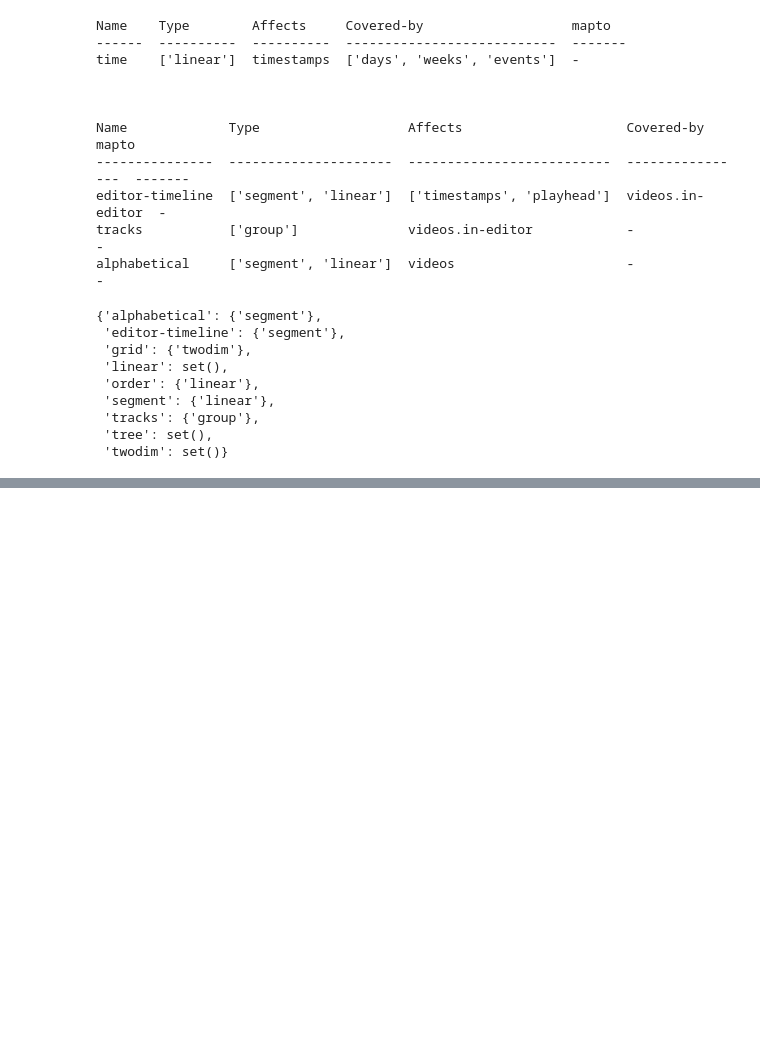
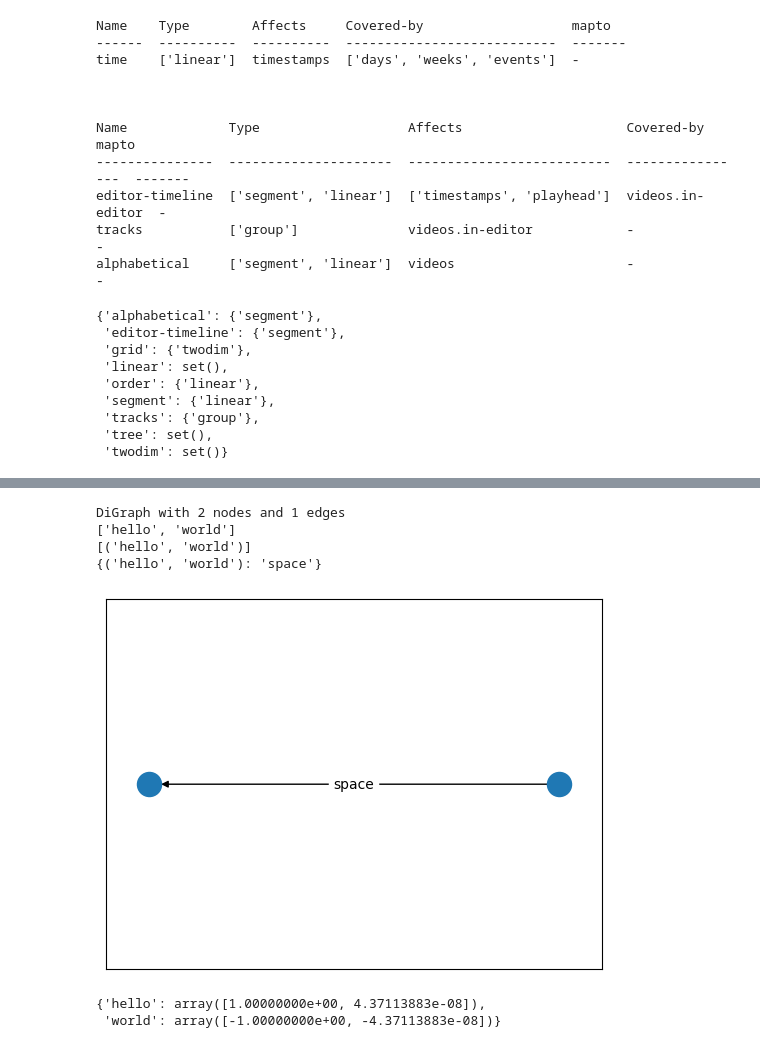
Before and after one commit to MatthewBeaudouinLafon/computable-interface-schema, a Jupyter notebook: flaml-schemas/flaml-5.1/metaphor2.ipynb, the cells around one changed output, grey strips where cells are left out. Cells and saved outputs as stored; diff of their text form; code cells hidden in the pictures; blank space fills up the shorter version.

```diff
--- a/flaml-schemas/flaml-5.1/metaphor2.ipynb
+++ b/flaml-schemas/flaml-5.1/metaphor2.ipynb
@@ -1134,0 +1273,53 @@ pprint(StructRegistry(test_spec).typeRegistry)
+# %%
+def draw_graph(graph, edge_relation):
+  # Adapted from: https://stackoverflow.com/questions/20381460/how-to-draw-node-and-edge-attributes-in-a-networkx-graph
+  # num_nodes = len(graph.nodes)
+  # pos = nx.spring_layout(graph, k=4/(num_nodes**(0.5)), seed=0)  # Precompute positions (layout)
+  # label_pos = {n: (x, y+0.15) for n, (x,y) in pos.items()}
+
+  # This is a slightly nicer layout but super buggy
+  pos = nx.kamada_kawai_layout(graph)  # Precompute positions (layout)
+  label_pos = {n: (x, y+0.01) for n, (x,y) in pos.items()}
+
+  # get edge and node attributes
+  edge_labels = nx.get_edge_attributes(graph, edge_relation)
+  node_states = nx.get_node_attributes(graph, edge_relation)
+
+  # fig, ax = plt.plot()
+
+  # draw graph
+  nx.draw_networkx(graph, pos, with_labels=False)
+  # draw node state labels
+  nx.draw_networkx_labels(graph, label_pos, font_color='black')
+  # draw edge attributes
+  nx.draw_networkx_edge_labels(graph, pos, edge_labels=edge_labels)
+
+  # TODO: make offset labels fit
+  # # adjust axes to fit offset labels
+  # ax[1].set_ylim(tuple(i*1.1 for i in ax[1].get_ylim()))
+
+  # plt.show()
+# %%
+test_graph = nx.DiGraph()
+test_graph.add_node('hello')
+test_graph.add_node('hello')
+test_graph.add_node('world')
+test_graph.add_edge('hello', 'world', relation='space')
+print(test_graph)
+print(test_graph.nodes)
+print(test_graph.edges)
+print(nx.get_edge_attributes(test_graph, 'relation'))
+
+# nx.draw(test_graph, with_labels=True)
+draw_graph(test_graph, 'relation')
+# %% [output]
+DiGraph with 2 nodes and 1 edges
+['hello', 'world']
+[('hello', 'world')]
+{('hello', 'world'): 'space'}
+[figure, added]
+# %%
+nx.kamada_kawai_layout(test_graph)
+# %% [output]
+{'hello': array([1.00000000e+00, 4.37113883e-08]),
+ 'world': array([-1.00000000e+00, -4.37113883e-08])}
```
Also changed, not shown: parts of 33 cells of this notebook, 2 other files.
